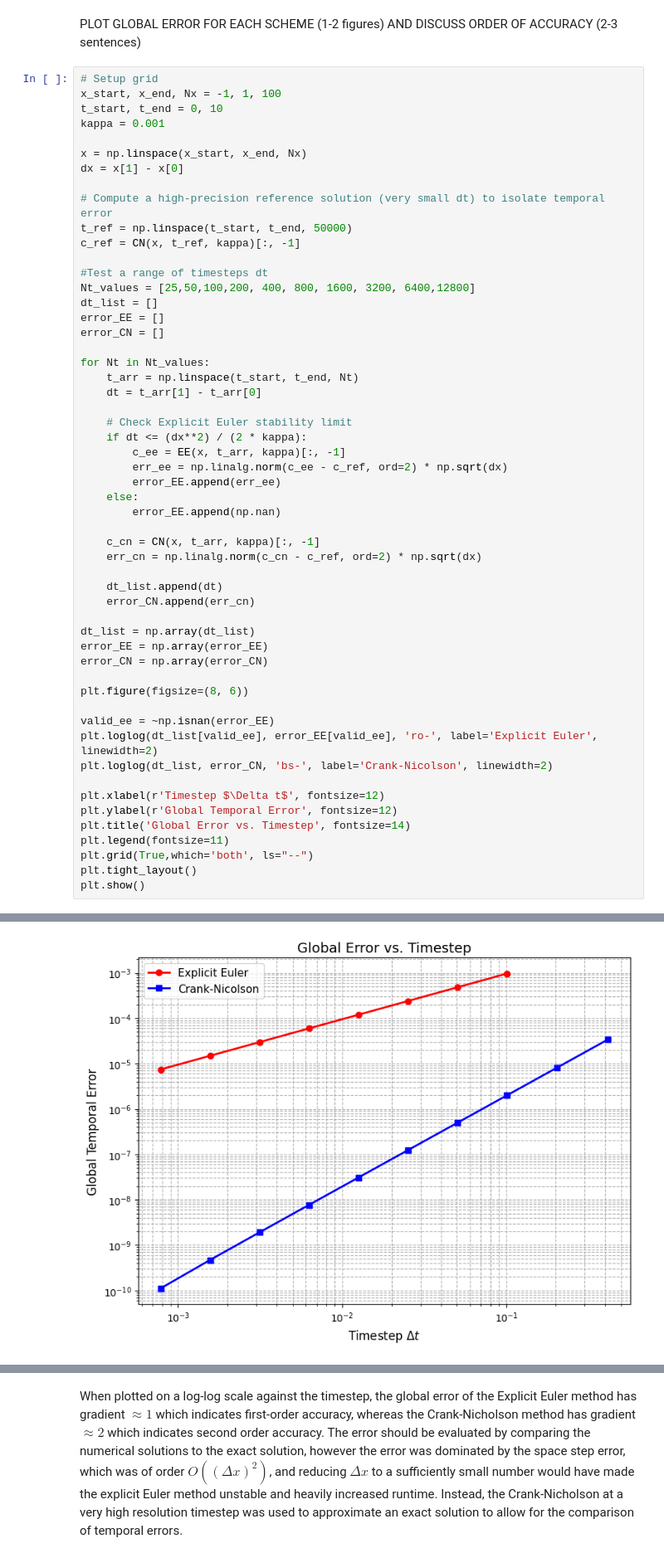
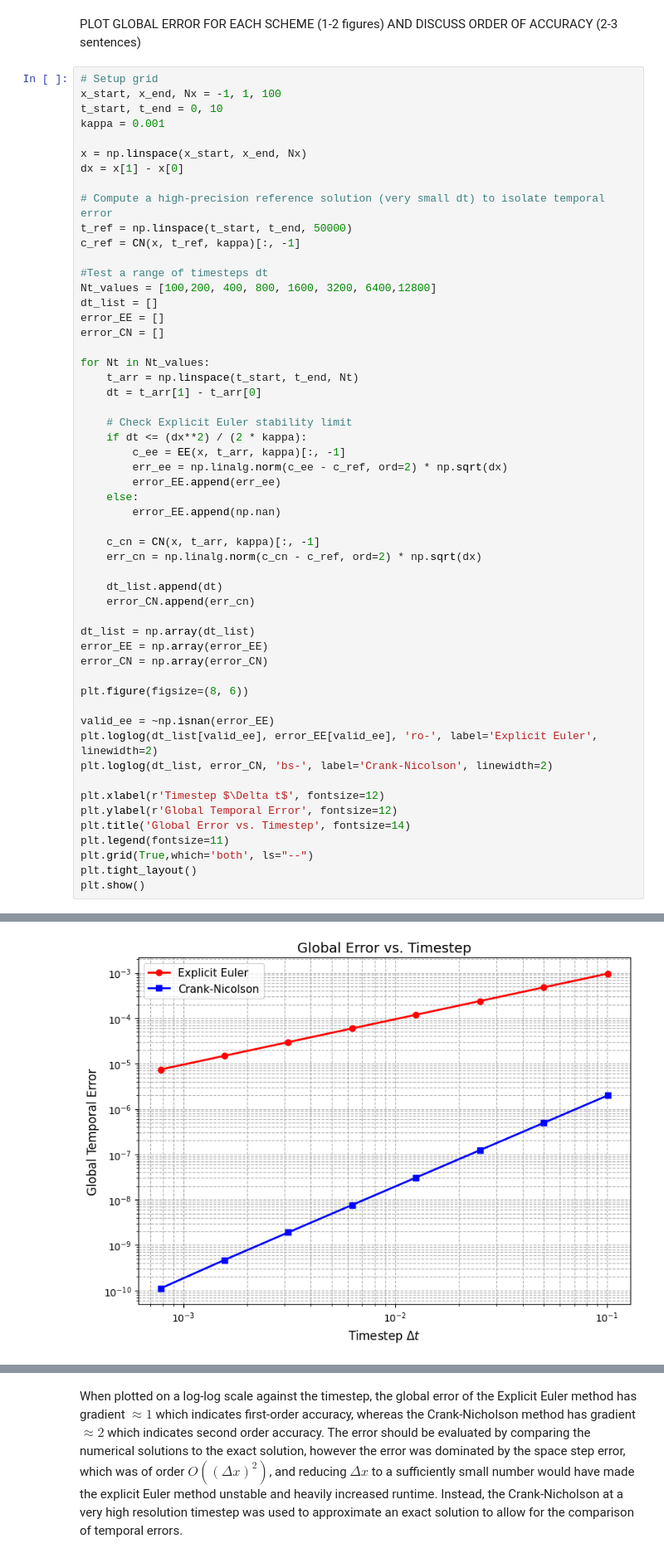
Before and after one commit to barneycevans/QCES, a Jupyter notebook: Project1_numerical_methods.ipynb, the cells around one changed output, grey strips where cells are left out. Shown at 83% size. Drawn from its saved outputs; the diff is of its cells as text.

```diff
--- a/Project1_numerical_methods.ipynb
+++ b/Project1_numerical_methods.ipynb
@@ -365,7 +365,7 @@ t_ref = np.linspace(t_start, t_end, 50000)
 c_ref = CN(x, t_ref, kappa)[:, -1]
 
 #Test a range of timesteps dt
-Nt_values = [25,50,100,200, 400, 800, 1600, 3200, 6400,12800]
+Nt_values = [100,200, 400, 800, 1600, 3200, 6400,12800]
 dt_list = []
 error_EE = []
 error_CN = []
@@ -428,4 +426,4 @@ Crank-Nicolson method took 0.25 seconds
-[figure, old version]
+[figure, new version]
 # %%
 grad_ee = np.polyfit(np.log(dt_list[valid_ee]), np.log(error_EE[valid_ee]), 1)[0]
 grad_cn = np.polyfit(np.log(dt_list), np.log(error_CN), 1)[0]
```
Also changed, not shown: parts of 2 cells of this notebook.
